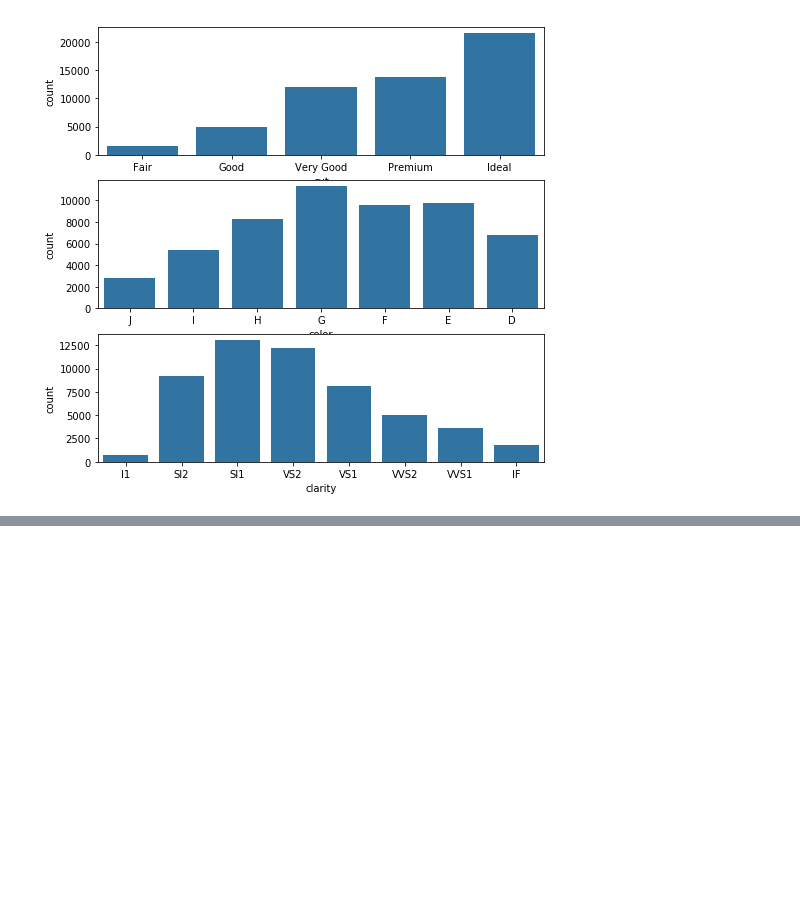
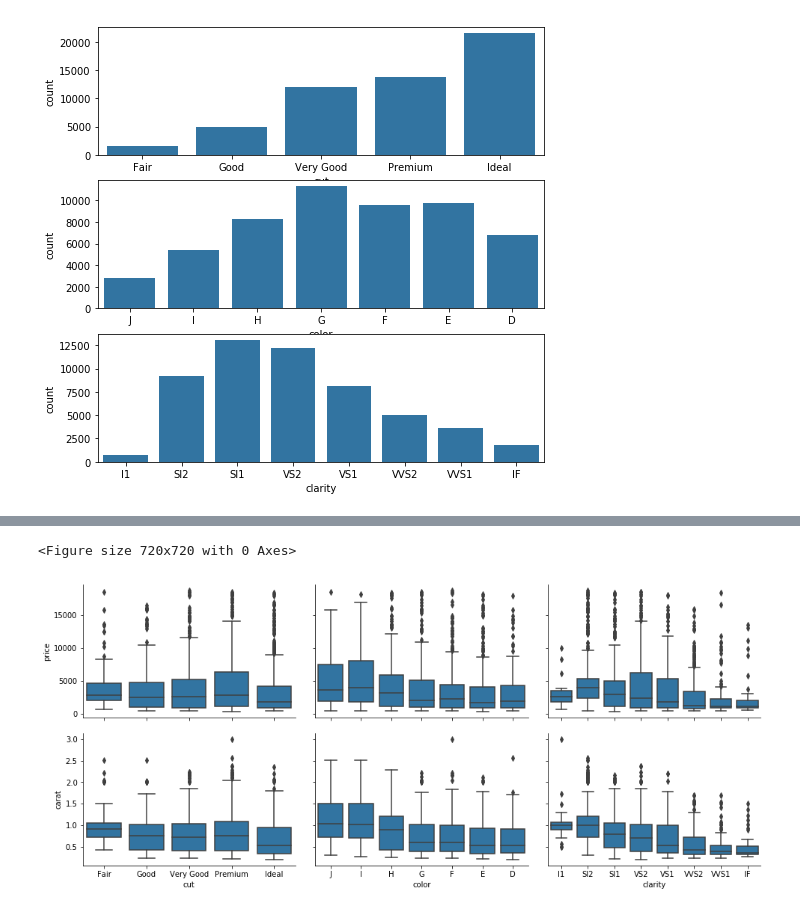
Before and after one commit to iRaied/UDACITY_Project_5.1_Diamonds, a Jupyter notebook: Diamonds.ipynb, the cells around one changed output, grey strips where cells are left out. Drawn from its saved outputs; the diff is of its cells as text; code cells hidden in the pictures; blank space fills up the shorter version.

```diff
--- a/Diamonds.ipynb
+++ b/Diamonds.ipynb
@@ -163,0 +201,20 @@ plt.show()
+# %%
+# plot matrix of numeric features against categorical features.
+# can use a larger sample since there are fewer plots and they're simpler in nature.
+
+samples = np.random.choice(diamonds.shape[0], 2000, replace = False)
+diamonds_samp = diamonds.loc[samples,:]
+
+def boxgrid(x, y, **kwargs):
+    """ Quick hack for creating box plots with seaborn's PairGrid. """
+    default_color = sb.color_palette()[0]
+    sb.boxplot(x, y, color = default_color)
+
+plt.figure(figsize = [10, 10])
+g = sb.PairGrid(data = diamonds_samp, y_vars = ['price', 'carat'], x_vars = categoric_vars,
+                size = 3, aspect = 1.5)
+g.map(boxgrid)
+plt.show();
+# %% [output]
+<Figure size 720x720 with 0 Axes>
+[figure, added]
```
Also changed, not shown: parts of 20 cells of this notebook.
